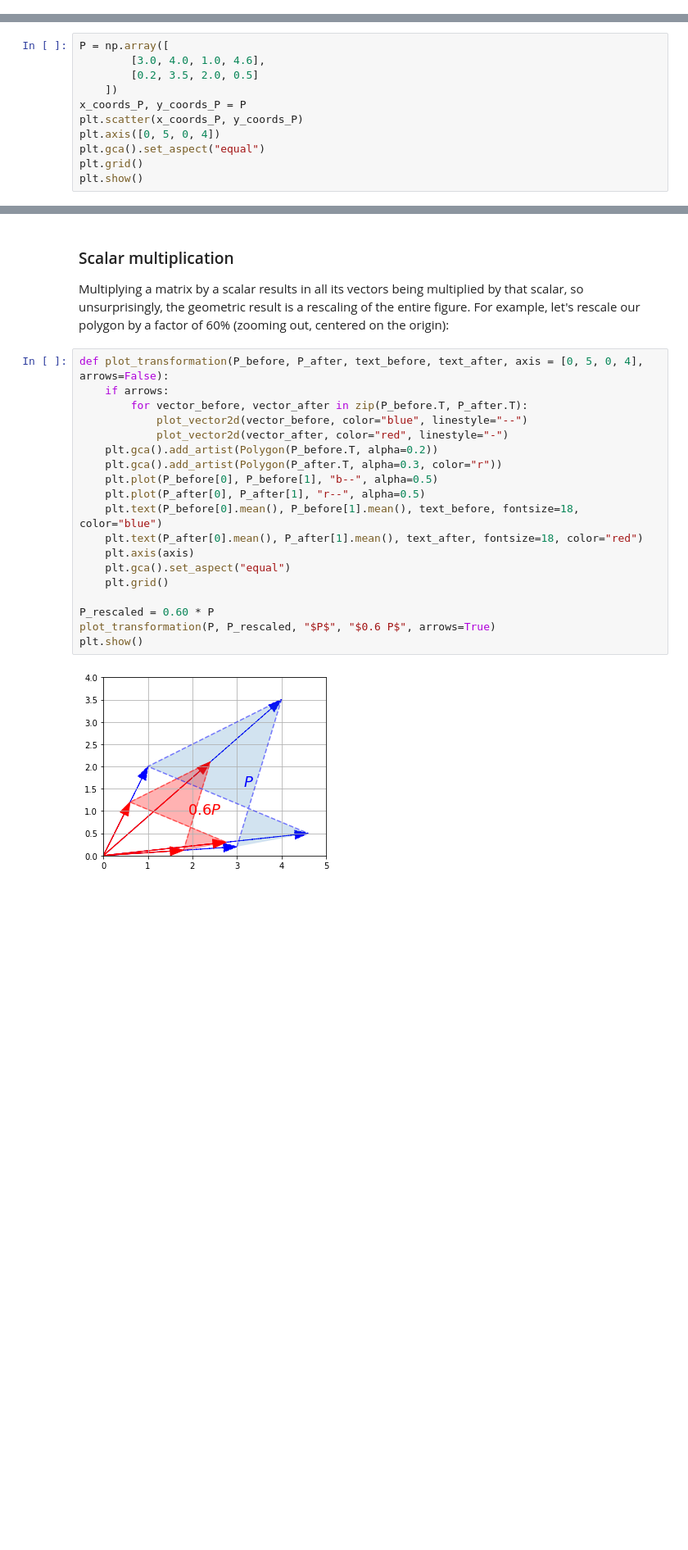
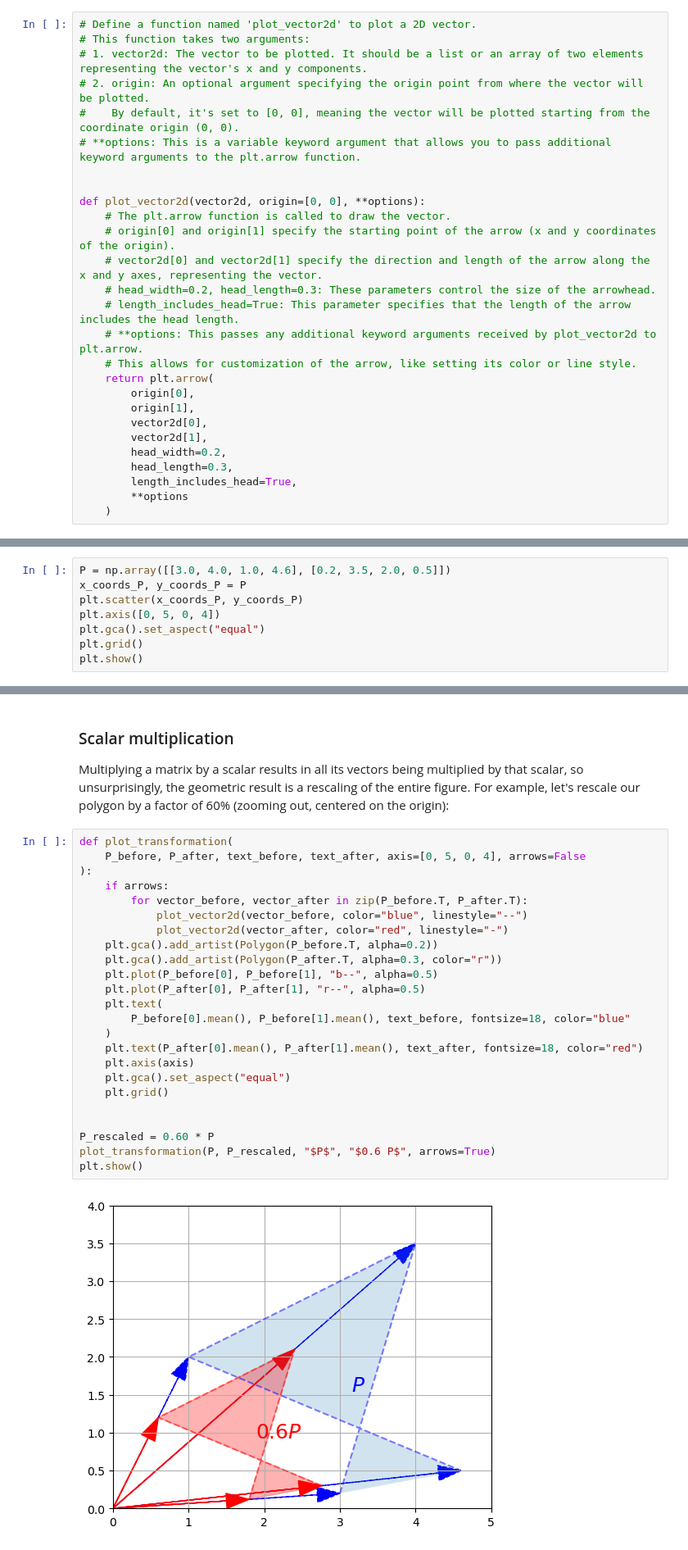
Before and after one commit to lightrao/handson-ml3, a Jupyter notebook: math_linear_algebra.ipynb, the cells around one changed output, grey strips where cells are left out. Shown at 82% size. Drawn from its saved outputs; the diff is of its cells as text; blank space fills up the shorter version.

```diff
--- a/math_linear_algebra.ipynb
+++ b/math_linear_algebra.ipynb
@@ -111,3 +117,30 @@ def plot_vector2d(vector2d, origin=[0, 0], **options):
+# %%
+# Define a function named 'plot_vector2d' to plot a 2D vector.
+# This function takes two arguments:
+# 1. vector2d: The vector to be plotted. It should be a list or an array of two elements representing the vector's x and y components.
+# 2. origin: An optional argument specifying the origin point from where the vector will be plotted.
+#    By default, it's set to [0, 0], meaning the vector will be plotted starting from the coordinate origin (0, 0).
+# **options: This is a variable keyword argument that allows you to pass additional keyword arguments to the plt.arrow function.
+
+
+def plot_vector2d(vector2d, origin=[0, 0], **options):
+    # The plt.arrow function is called to draw the vector.
+    # origin[0] and origin[1] specify the starting point of the arrow (x and y coordinates of the origin).
+    # vector2d[0] and vector2d[1] specify the direction and length of the arrow along the x and y axes, representing the vector.
+    # head_width=0.2, head_length=0.3: These parameters control the size of the arrowhead.
+    # length_includes_head=True: This parameter specifies that the length of the arrow includes the head length.
+    # **options: This passes any additional keyword arguments received by plot_vector2d to plt.arrow.
+    # This allows for customization of the arrow, like setting its color or line style.
+    return plt.arrow(
+        origin[0],
+        origin[1],
+        vector2d[0],
+        vector2d[1],
+        head_width=0.2,
+        head_length=0.3,
+        length_includes_head=True,
+        **options
+    )
 # %% [markdown]
 Now let's draw the vectors **u** and **v** as arrows:
 # %%
@@ -1021,9 +1077,6 @@ array([[2],
 We have already seen that vectors can be represented as points or arrows in N-dimensional space. Is there a good graphical representation of matrices? Well you can simply see a matrix as a list of vectors, so plotting a matrix results in many points or arrows. For example, let's create a $2 \times 4$ matrix `P` and plot it as points:
 # %%
-P = np.array([
-        [3.0, 4.0, 1.0, 4.6],
-        [0.2, 3.5, 2.0, 0.5]
-    ])
+P = np.array([[3.0, 4.0, 1.0, 4.6], [0.2, 3.5, 2.0, 0.5]])
 x_coords_P, y_coords_P = P
 plt.scatter(x_coords_P, y_coords_P)
 plt.axis([0, 5, 0, 4])
@@ -1121,24 +1172,29 @@ array([[2.5, 3.5, 0.5, 4.1],
 Multiplying a matrix by a scalar results in all its vectors being multiplied by that scalar, so unsurprisingly, the geometric result is a rescaling of the entire figure. For example, let's rescale our polygon by a factor of 60% (zooming out, centered on the origin):
 # %%
-def plot_transformation(P_before, P_after, text_before, text_after, axis = [0, 5, 0, 4], arrows=False):
+def plot_transformation(
+    P_before, P_after, text_before, text_after, axis=[0, 5, 0, 4], arrows=False
+):
     if arrows:
         for vector_before, vector_after in zip(P_before.T, P_after.T):
             plot_vector2d(vector_before, color="blue", linestyle="--")
             plot_vector2d(vector_after, color="red", linestyle="-")
     plt.gca().add_artist(Polygon(P_before.T, alpha=0.2))
     plt.gca().add_artist(Polygon(P_after.T, alpha=0.3, color="r"))
     plt.plot(P_before[0], P_before[1], "b--", alpha=0.5)
     plt.plot(P_after[0], P_after[1], "r--", alpha=0.5)
-    plt.text(P_before[0].mean(), P_before[1].mean(), text_before, fontsize=18, color="blue")
+    plt.text(
+        P_before[0].mean(), P_before[1].mean(), text_before, fontsize=18, color="blue"
+    )
     plt.text(P_after[0].mean(), P_after[1].mean(), text_after, fontsize=18, color="red")
     plt.axis(axis)
     plt.gca().set_aspect("equal")
     plt.grid()
 
+
 P_rescaled = 0.60 * P
 plot_transformation(P, P_rescaled, "$P$", "$0.6 P$", arrows=True)
 plt.show()
 # %% [output]
-[figure, old version]
+[figure, new version]
 # %% [markdown]
 ### Matrix multiplication – Projection onto an axis
```
Also changed, not shown: parts of 99 cells of this notebook.
